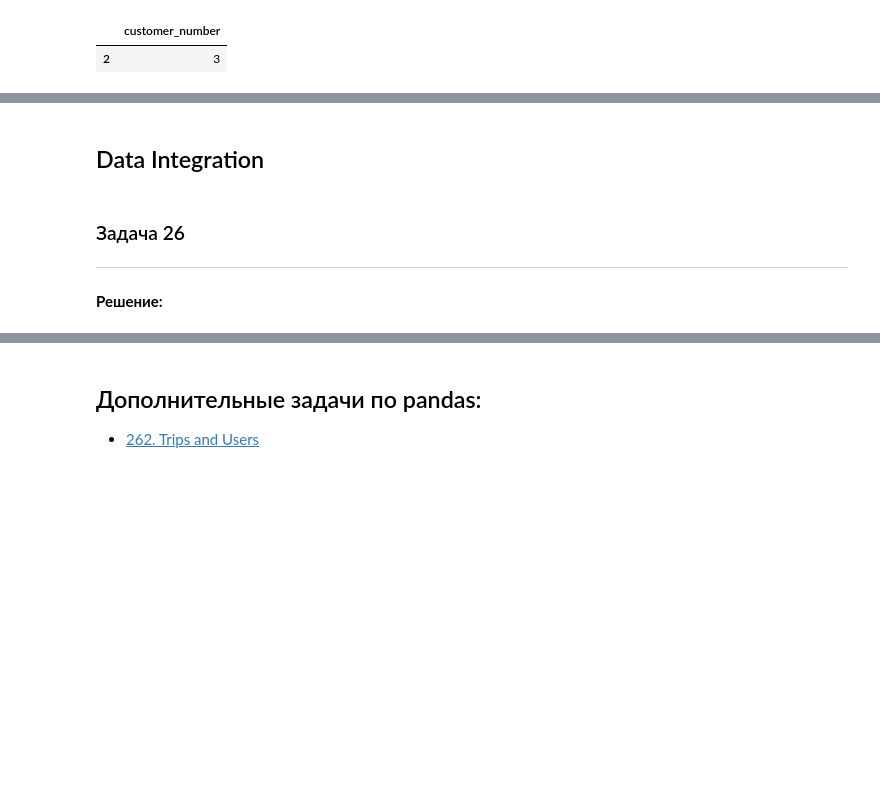
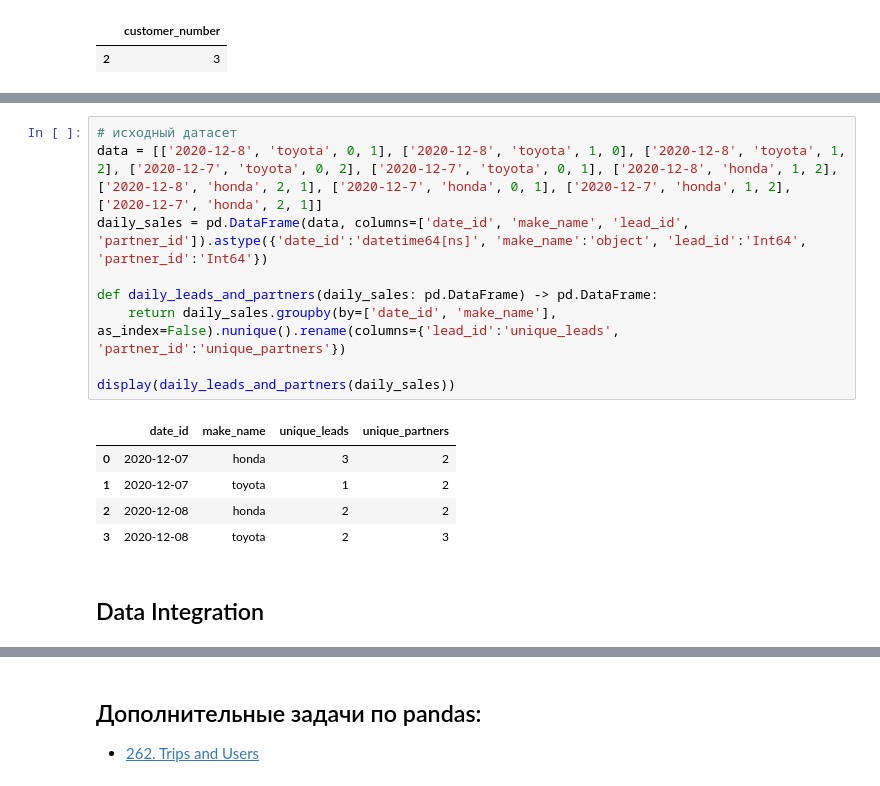
Before and after one commit to yazon315/LeetCode, a Jupyter notebook: 30_days_of_pandas.ipynb, the cells around one changed output, grey strips where cells are left out. Drawn from its saved outputs; the diff is of its cells as text; blank space fills up the shorter version.

```diff
--- a/30_days_of_pandas.ipynb
+++ b/30_days_of_pandas.ipynb
@@ -1568,9 +1666,17 @@ display()
+# %%
+# исходный датасет
+data = [['2020-12-8', 'toyota', 0, 1], ['2020-12-8', 'toyota', 1, 0], ['2020-12-8', 'toyota', 1, 2], ['2020-12-7', 'toyota', 0, 2], ['2020-12-7', 'toyota', 0, 1], ['2020-12-8', 'honda', 1, 2], ['2020-12-8', 'honda', 2, 1], ['2020-12-7', 'honda', 0, 1], ['2020-12-7', 'honda', 1, 2], ['2020-12-7', 'honda', 2, 1]]
+daily_sales = pd.DataFrame(data, columns=['date_id', 'make_name', 'lead_id', 'partner_id']).astype({'date_id':'datetime64[ns]', 'make_name':'object', 'lead_id':'Int64', 'partner_id':'Int64'})
+
+def daily_leads_and_partners(daily_sales: pd.DataFrame) -> pd.DataFrame:
+    return daily_sales.groupby(by=['date_id', 'make_name'], as_index=False).nunique().rename(columns={'lead_id':'unique_leads', 'partner_id':'unique_partners'})
+
+display(daily_leads_and_partners(daily_sales))
+# %% [output]
+|  | date_id | make_name | unique_leads | unique_partners |
+| 0 | 2020-12-07 | honda | 3 | 2 |
+| 1 | 2020-12-07 | toyota | 1 | 2 |
+| 2 | 2020-12-08 | honda | 2 | 2 |
+| 3 | 2020-12-08 | toyota | 2 | 3 |
 # %% [markdown]
 ## Data Integration
-# %% [markdown]
-### Задача 26
-
-****
-
-
-**Решение:**
```
Also changed, not shown: parts of 23 cells of this notebook.
